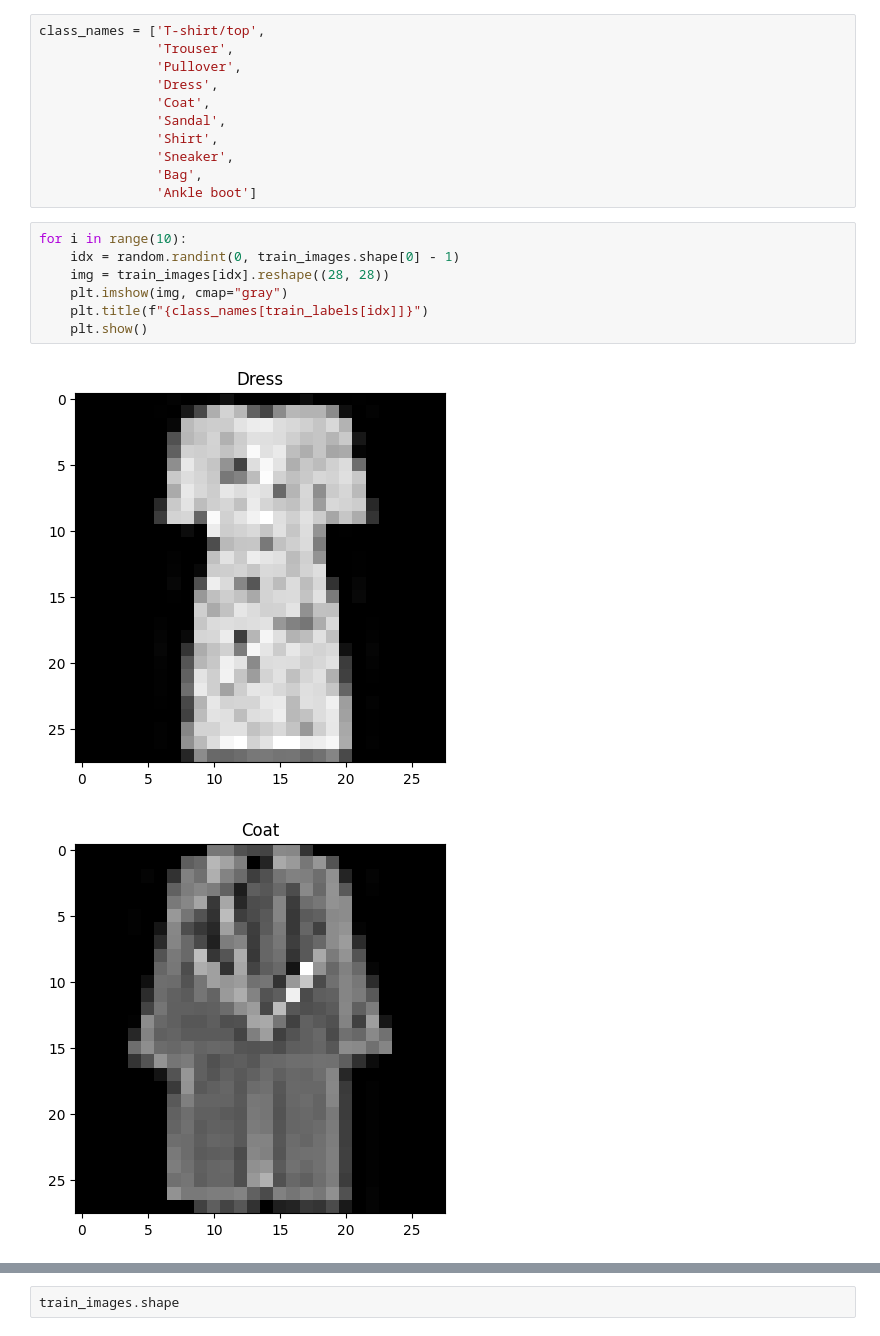
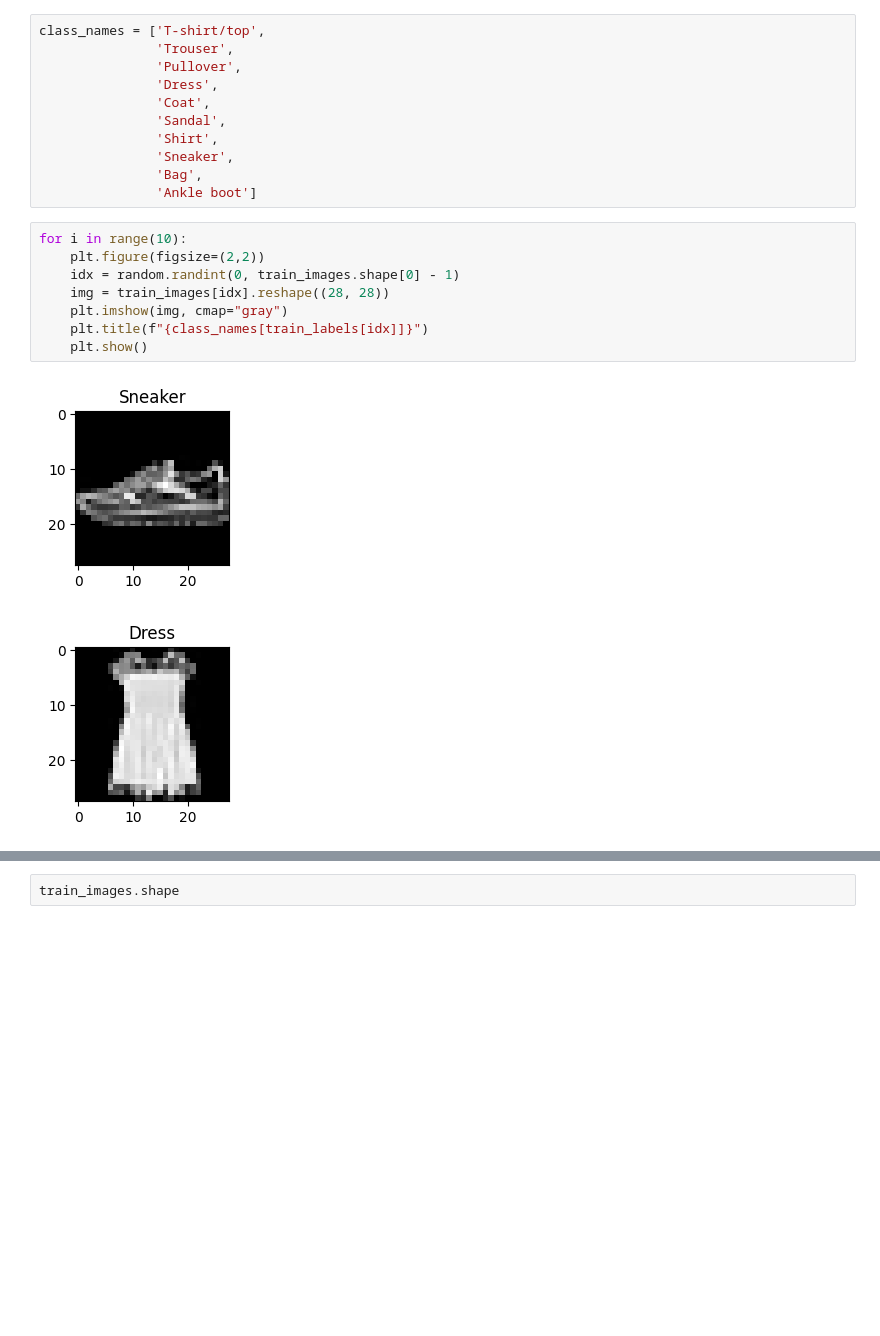
Before and after one commit to Anastasia-Makarova/DATA_homeworks, a Jupyter notebook: HW10.ipynb, the cells around one changed output, grey strips where cells are left out. Drawn from its saved outputs; the diff is of its cells as text; blank space fills up the shorter version.

```diff
--- a/HW10.ipynb
+++ b/HW10.ipynb
@@ -37,11 +37,12 @@ class_names = ['T-shirt/top',
                'Ankle boot']
 # %%
 for i in range(10):
+    plt.figure(figsize=(2,2))
     idx = random.randint(0, train_images.shape[0] - 1)
     img = train_images[idx].reshape((28, 28))
     plt.imshow(img, cmap="gray")
     plt.title(f"{class_names[train_labels[idx]]}")
     plt.show()
 # %% [output]
-[figure, old version]
+[figure, new version]
-[figure, old version]
+[figure, new version]
```
Also changed, not shown: parts of 1 cell of this notebook.
